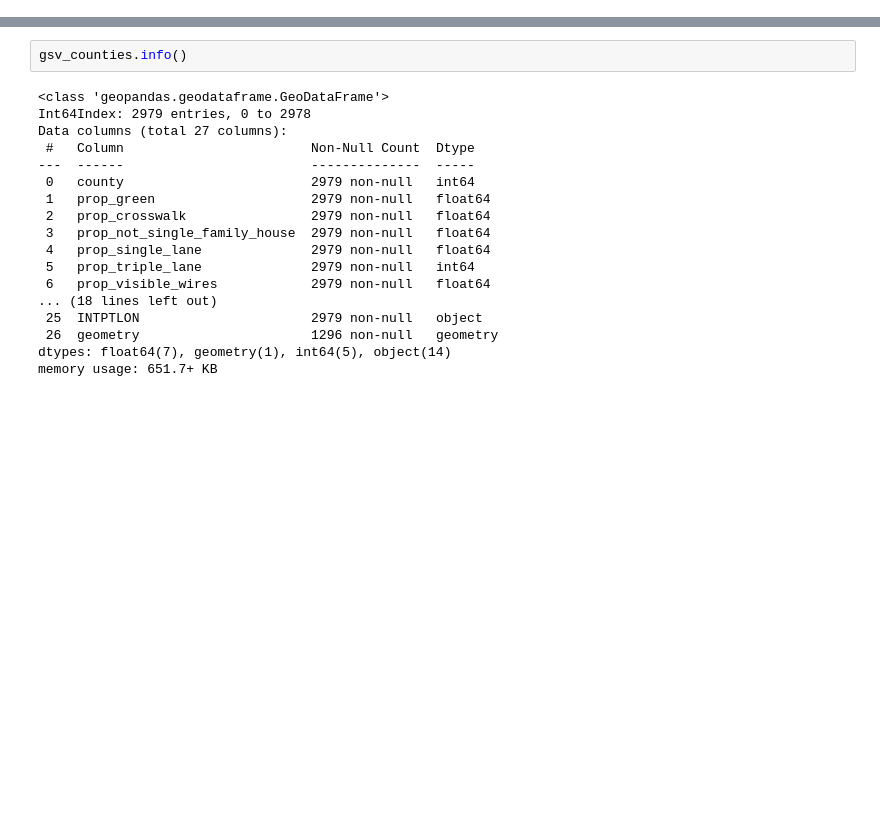
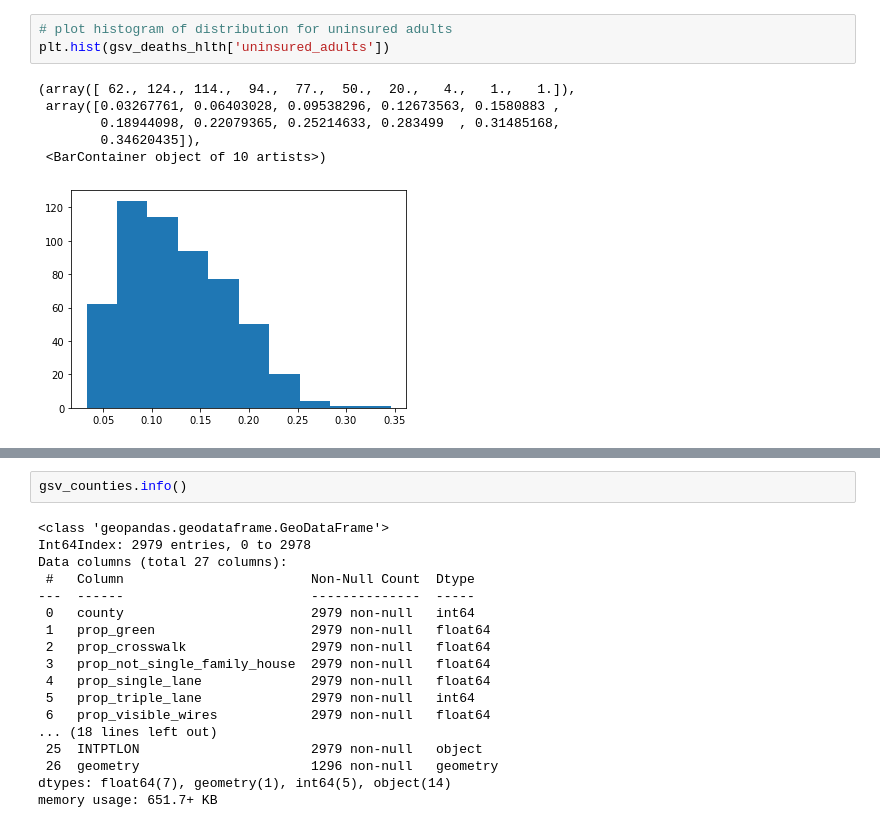
Before and after one commit to lkingston1/Kingston_MnM4SDS_project, a Jupyter notebook: Final Project.ipynb, the cells around one changed output, grey strips where cells are left out. Saved outputs shown, nothing was run; the diff lists cells and outputs as text; blank space fills up the shorter version.

```diff
--- a/Final Project.ipynb
+++ b/Final Project.ipynb
@@ -227,0 +397,10 @@ Text(0.5, 1.0, 'Proportion of County That Is Not Single Family Houses')
+# %%
+# plot histogram of distribution for uninsured adults
+plt.hist(gsv_deaths_hlth['uninsured_adults'])
+# %% [output]
+(array([ 62., 124., 114.,  94.,  77.,  50.,  20.,   4.,   1.,   1.]),
+ array([0.03267761, 0.06403028, 0.09538296, 0.12673563, 0.1580883 ,
+        0.18944098, 0.22079365, 0.25214633, 0.283499  , 0.31485168,
+        0.34620435]),
+ <BarContainer object of 10 artists>)
+[figure, added]
```
Also changed, not shown: parts of 67 cells of this notebook, 1 other file.
